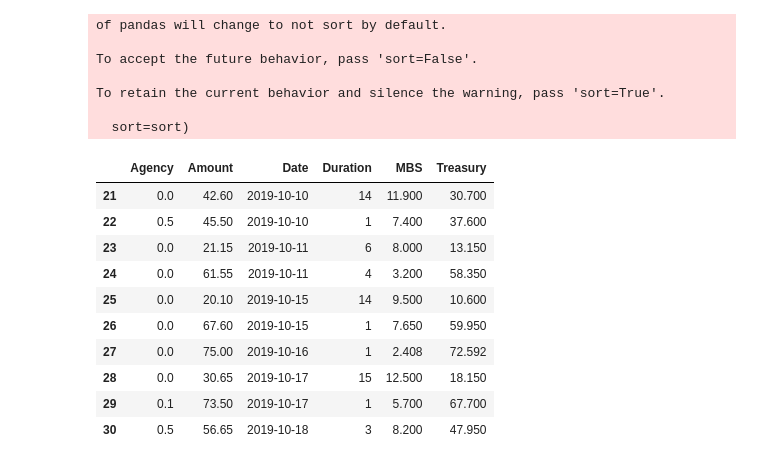
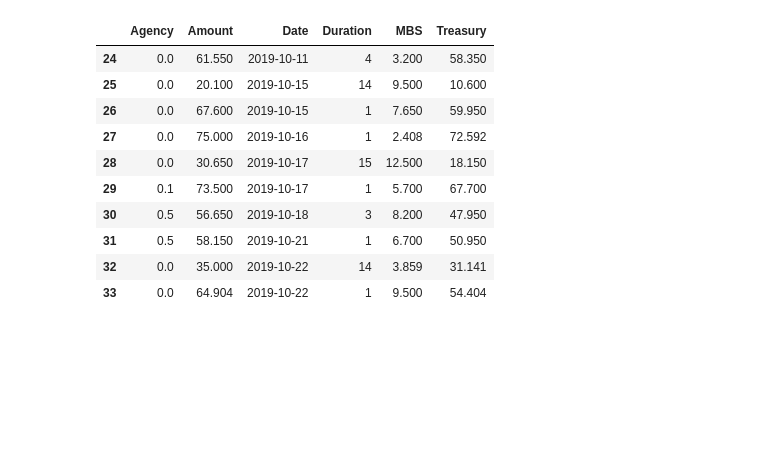
Before and after one commit to Watwell/Repo_Code, a Jupyter notebook: Repo_Data_v2.1.ipynb, the cells around one changed output. Cells and saved outputs as stored; diff of their text form; code cells hidden in the pictures; blank space fills up the shorter version.

```diff
--- a/Repo_Data_v2.1.ipynb
+++ b/Repo_Data_v2.1.ipynb
@@ -37,50 +19,46 @@ repos = repos.append(append_it(date(2019, 9, 23),67.75,49.7,0.6,15.45,1))
 repos = repos.append(append_it(date(2019, 9, 24),30,22.732,0,7.268,14))
 repos = repos.append(append_it(date(2019, 9, 24),75,58.75,.36,15.49,1))
 repos = repos.append(append_it(date(2019, 9, 25),75,44.35,1,29.65,1))
 repos = repos.append(append_it(date(2019, 9, 26),60,35.75,0,24.25,14))
 repos = repos.append(append_it(date(2019, 9, 26),50.1,34.55,0,15.55,1))
 repos = repos.append(append_it(date(2019, 9, 27),49,34.55,0,14.45,14))
 repos = repos.append(append_it(date(2019, 9, 27),22.7,14.45,0,8.25,3))
 repos = repos.append(append_it(date(2019, 9, 30),63.5,49.75,0,13.75,1))
 repos = repos.append(append_it(date(2019, 10, 1),54.85,50.0,0.1,4.75,1))
 repos = repos.append(append_it(date(2019, 10, 2),42.05,35.0,0,7.05,1))
 repos = repos.append(append_it(date(2019, 10, 3),33.55,28.0,0,5.55,1))
 repos = repos.append(append_it(date(2019, 10, 4),38.55,29.5,0,9.05,3))
 repos = repos.append(append_it(date(2019, 10, 7),38.85,36.0,0,11.05,1))
 repos = repos.append(append_it(date(2019, 10, 8),38.85,29.3,0,9.55,14))
 repos = repos.append(append_it(date(2019, 10, 8),37.5,31.75,0,5.75,1))
 repos = repos.append(append_it(date(2019, 10, 9),30.8,26.25,0,4.55,1))
 repos = repos.append(append_it(date(2019, 10, 10),42.6,30.7,0,11.9,14))
 repos = repos.append(append_it(date(2019, 10, 10),45.5,37.6,0.5,7.4,1))
 repos = repos.append(append_it(date(2019, 10, 11),21.15,13.15,0,8.0,6))
 repos = repos.append(append_it(date(2019, 10, 11),61.55,58.35,0,3.2,4))
 repos = repos.append(append_it(date(2019, 10, 15),20.1,10.6,0,9.5,14))
 repos = repos.append(append_it(date(2019, 10, 15),67.6,59.95,0,7.65,1))
 repos = repos.append(append_it(date(2019, 10, 16),75,72.592,0,2.408,1))
 repos = repos.append(append_it(date(2019, 10, 17),30.65,18.15,0,12.5,15))
 repos = repos.append(append_it(date(2019, 10, 17),73.5,67.7,0.1,5.7,1))
 repos = repos.append(append_it(date(2019, 10, 18),56.65,47.95,0.5,8.2,3))
+repos = repos.append(append_it(date(2019, 10, 21),58.15,50.95,0.5,6.7,1))
+repos = repos.append(append_it(date(2019, 10, 22),35,31.141,0,3.859,14))
+repos = repos.append(append_it(date(2019, 10, 22),64.904,54.404,0,9.5,1))
 repos = repos.reset_index(drop=True)
 repos.tail(10)
 # %% [output]
-of pandas will change to not sort by default.
-
-To accept the future behavior, pass 'sort=False'.
-
-To retain the current behavior and silence the warning, pass 'sort=True'.
-
-  sort=sort)
 |  | Agency | Amount | Date | Duration | MBS | Treasury |
-| 21 | 0.0 | 42.60 | 2019-10-10 | 14 | 11.900 | 30.700 |
-| 22 | 0.5 | 45.50 | 2019-10-10 | 1 | 7.400 | 37.600 |
-| 23 | 0.0 | 21.15 | 2019-10-11 | 6 | 8.000 | 13.150 |
-| 24 | 0.0 | 61.55 | 2019-10-11 | 4 | 3.200 | 58.350 |
-| 25 | 0.0 | 20.10 | 2019-10-15 | 14 | 9.500 | 10.600 |
-| 26 | 0.0 | 67.60 | 2019-10-15 | 1 | 7.650 | 59.950 |
-| 27 | 0.0 | 75.00 | 2019-10-16 | 1 | 2.408 | 72.592 |
-| 28 | 0.0 | 30.65 | 2019-10-17 | 15 | 12.500 | 18.150 |
-| 29 | 0.1 | 73.50 | 2019-10-17 | 1 | 5.700 | 67.700 |
-| 30 | 0.5 | 56.65 | 2019-10-18 | 3 | 8.200 | 47.950 |
+| 24 | 0.0 | 61.550 | 2019-10-11 | 4 | 3.200 | 58.350 |
+| 25 | 0.0 | 20.100 | 2019-10-15 | 14 | 9.500 | 10.600 |
+| 26 | 0.0 | 67.600 | 2019-10-15 | 1 | 7.650 | 59.950 |
+| 27 | 0.0 | 75.000 | 2019-10-16 | 1 | 2.408 | 72.592 |
+| 28 | 0.0 | 30.650 | 2019-10-17 | 15 | 12.500 | 18.150 |
+| 29 | 0.1 | 73.500 | 2019-10-17 | 1 | 5.700 | 67.700 |
+| 30 | 0.5 | 56.650 | 2019-10-18 | 3 | 8.200 | 47.950 |
+| 31 | 0.5 | 58.150 | 2019-10-21 | 1 | 6.700 | 50.950 |
+| 32 | 0.0 | 35.000 | 2019-10-22 | 14 | 3.859 | 31.141 |
+| 33 | 0.0 | 64.904 | 2019-10-22 | 1 | 9.500 | 54.404 |
 # %%
 
 
```
Also changed, not shown: parts of 4 cells of this notebook.
